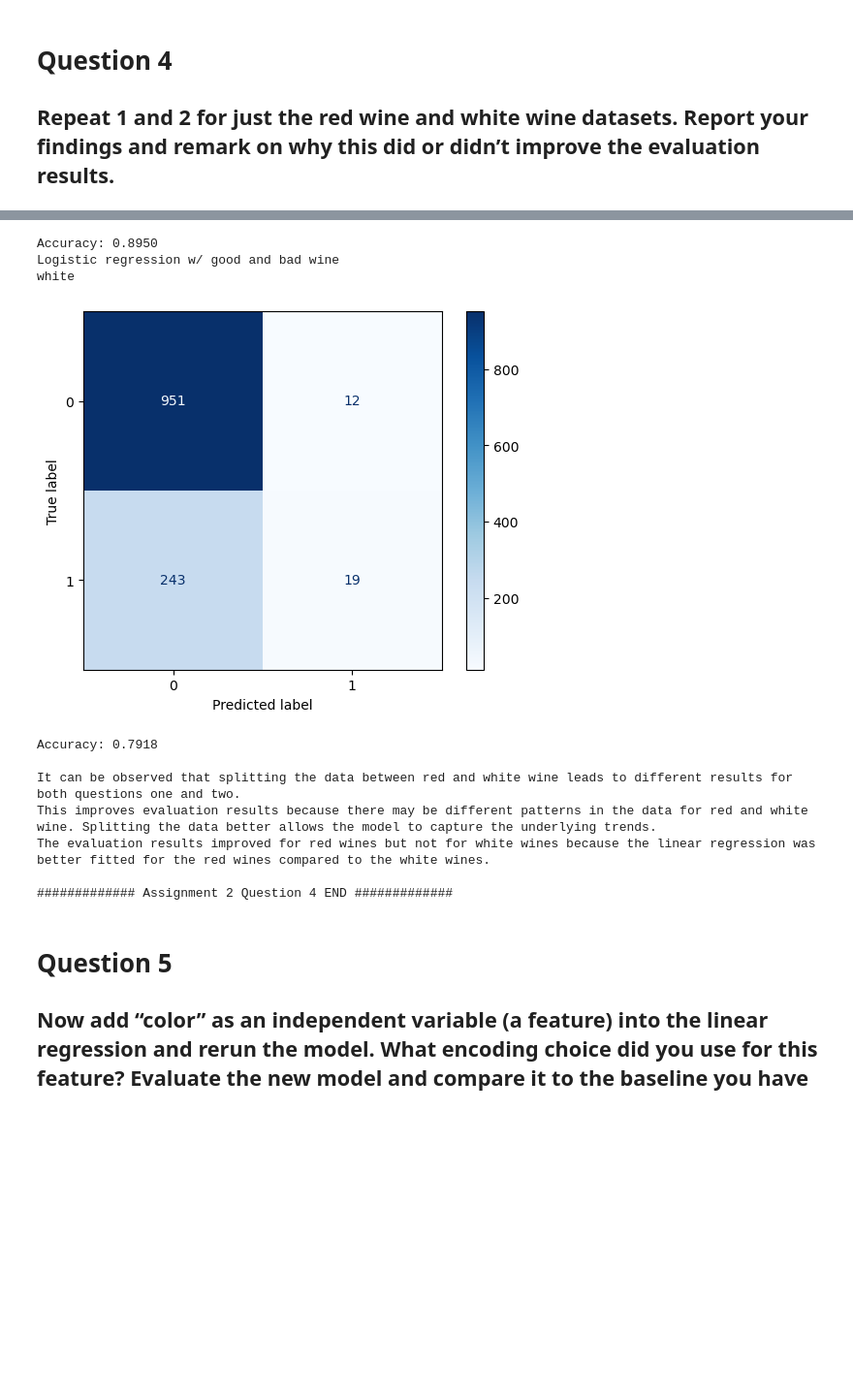
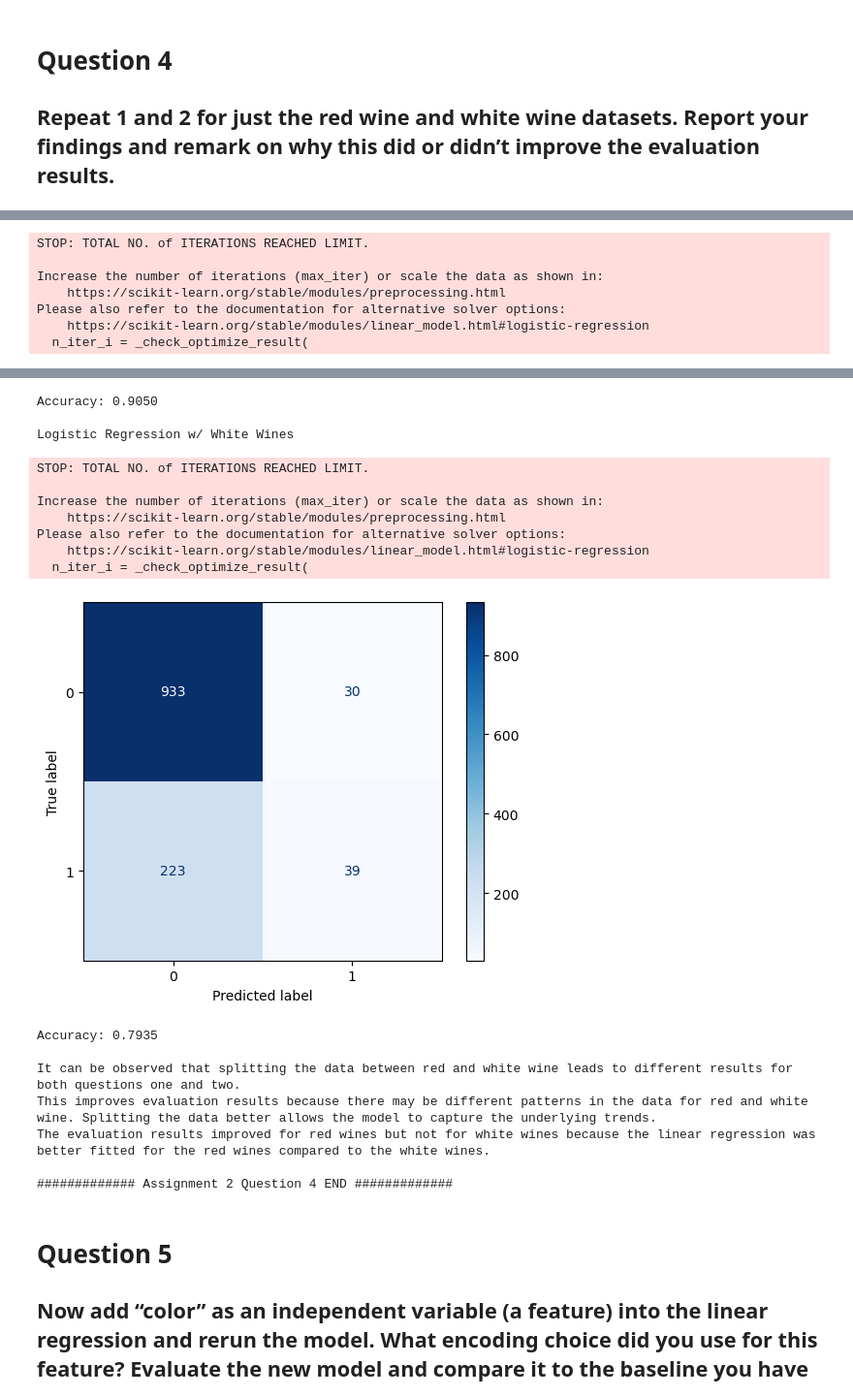
Before and after one commit to stin-j/OMIS-115-LAB, a Jupyter notebook: LAB-2/lab2.ipynb, the cells around one changed output, grey strips where cells are left out. Shown at 97% size. Drawn from its saved outputs; the diff is of its cells as text; code cells hidden in the pictures; blank space fills up the shorter version.

```diff
--- a/LAB-2/lab2.ipynb
+++ b/LAB-2/lab2.ipynb
@@ -154,8 +130,7 @@ y_red = y[red_data]
 x_white = x[white_data]
 y_white = y[white_data]
 
-print ("Linear regression")
-print ("red")
+print("\nLinear Regression w/ Red Wines")
 xr_tr, xr_te, yr_tr, yr_te = train_test_split(x_red, y_red, test_size=0.25, train_size=0.75, random_state=0)
 
 # fit and predict
@@ -177,9 +152,7 @@ print(f"MSE (test): {mser_te:.4f}")
 print(f"RMSE (train): {rmser_tr:.4f}")
 print(f"RMSE (test): {rmser_te:.4f}")
 
-print()
-print("Linear regression")
-print("white")
+print("\nLinear Regression w/ White Wines")
 xw_tr, xw_te, yw_tr, yw_te = train_test_split(x_white, y_white, test_size=0.25, train_size=0.75, random_state=0)
 
 # fit and predict
@@ -201,15 +174,13 @@ print(f"MSE (test): {msew_te:.4f}")
 print(f"RMSE (train): {rmsew_tr:.4f}")
 print(f"RMSE (test): {rmsew_te:.4f}")
 
-print()
-print ("Logistic regression w/ good and bad wine")
-print ("red")
+print ("\nLogistic Regression w/ Red Wines")
 # labeling 1 for good wine (quality >= 7) and 0 otherwise
 yr_bin = (y >= 7).astype(int)
 yr_train_bin = yr_bin[yr_tr.index]
 yr_test_bin = yr_bin[yr_te.index]
 # fit logistic regression
-logregr = LogisticRegression(max_iter=1000, random_state=0)
+logregr = LogisticRegression(random_state=0)
 logregr.fit(xr_tr, yr_train_bin)
 yr_pred = logregr.predict(xr_te)
 
@@ -222,14 +193,13 @@ plt.show()
 acc = accuracy_score(yr_test_bin, yr_pred)
 print(f"Accuracy: {acc:.4f}")
 
-print("Logistic regression w/ good and bad wine")
-print ("white")
+print ("\nLogistic Regression w/ White Wines")
 # labeling 1 for good wine (quality >= 7) and 0 otherwise
 yw_bin = (y >= 7).astype(int)
 yw_train_bin = yw_bin[yw_tr.index]
 yw_test_bin = yw_bin[yw_te.index]
 # fit logistic regression
-logregw = LogisticRegression(max_iter=1000, random_state=0)
+logregw = LogisticRegression(random_state=0)
 logregw.fit(xw_tr, yw_train_bin)
 yw_pred = logregr.predict(xw_te)
 
@@ -242,12 +212,9 @@ plt.show()
 acc = accuracy_score(yw_test_bin, yw_pred)
 print(f"Accuracy: {acc:.4f}")
 
-print()
-print("It can be observed that splitting the data between red and white wine leads to different results for both questions one and two.")
+print("\nIt can be observed that splitting the data between red and white wine leads to different results for both questions one and two.")
 print("This improves evaluation results because there may be different patterns in the data for red and white wine. Splitting the data better allows the model to capture the underlying trends.")
-print("The evaluation results improved for red wines but not for white wines because the linear regression was better fitted for the red wines compared to the white wines.")
-print()
-
+print("The evaluation results improved for red wines but not for white wines because the linear regression was better fitted for the red wines compared to the white wines. \n")
 print("############# Assignment 2 Question 4 END #############")
 # %% [output]
 ############ Assignment 2 Question 4 BEGIN ############
@@ -269,0 +239,7 @@ red
+STOP: TOTAL NO. of ITERATIONS REACHED LIMIT.
+
+Increase the number of iterations (max_iter) or scale the data as shown in:
+    https://scikit-learn.org/stable/modules/preprocessing.html
+Please also refer to the documentation for alternative solver options:
+    https://scikit-learn.org/stable/modules/linear_model.html#logistic-regression
+  n_iter_i = _check_optimize_result(
@@ -271,14 +247,21 @@ red
-Accuracy: 0.8950
-Logistic regression w/ good and bad wine
-white
+Accuracy: 0.9050
+
+Logistic Regression w/ White Wines
+STOP: TOTAL NO. of ITERATIONS REACHED LIMIT.
+
+Increase the number of iterations (max_iter) or scale the data as shown in:
+    https://scikit-learn.org/stable/modules/preprocessing.html
+Please also refer to the documentation for alternative solver options:
+    https://scikit-learn.org/stable/modules/linear_model.html#logistic-regression
+  n_iter_i = _check_optimize_result(
-[figure, old version]
+[figure, new version]
-Accuracy: 0.7918
-
-It can be observed that splitting the data between red and white wine leads to different results for both questions one and two.
-This improves evaluation results because there may be different patterns in the data for red and white wine. Splitting the data better allows the model to capture the underlying trends.
-The evaluation results improved for red wines but not for white wines because the linear regression was better fitted for the red wines compared to the white wines.
-
-############# Assignment 2 Question 4 END #############
+Accuracy: 0.7935
+
+It can be observed that splitting the data between red and white wine leads to different results for both questions one and two.
+This improves evaluation results because there may be different patterns in the data for red and white wine. Splitting the data better allows the model to capture the underlying trends.
+The evaluation results improved for red wines but not for white wines because the linear regression was better fitted for the red wines compared to the white wines.
+
+############# Assignment 2 Question 4 END #############
 # %% [markdown]
 # Question 5
 ## Now add “color” as an independent variable (a feature) into the linear regression and rerun the model. What encoding choice did you use for this feature? Evaluate the new model and compare it to the baseline you have in (1). Did it show an improvement? If so, was it as big as the improvement in (4) where you split the data set by colors? If not, why not?
```
Also changed, not shown: parts of 8 cells of this notebook.
